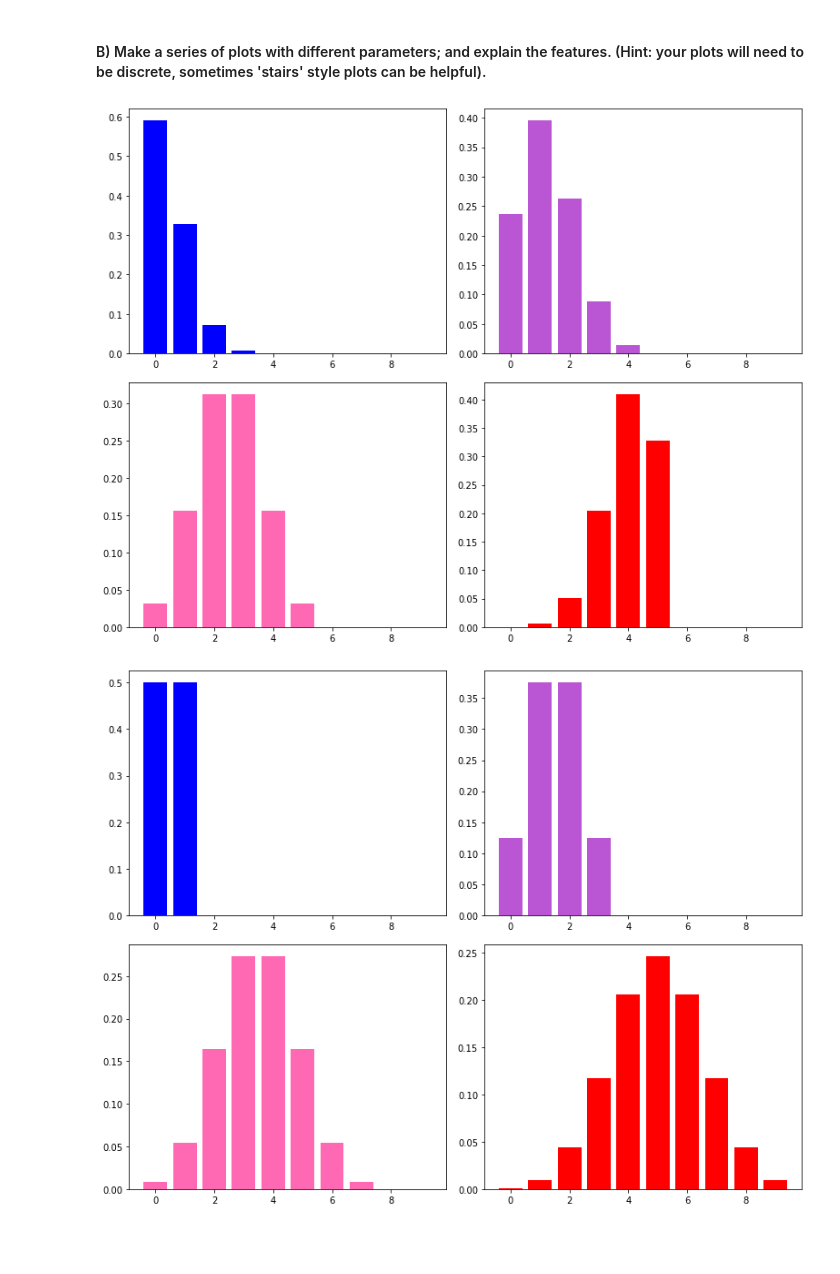
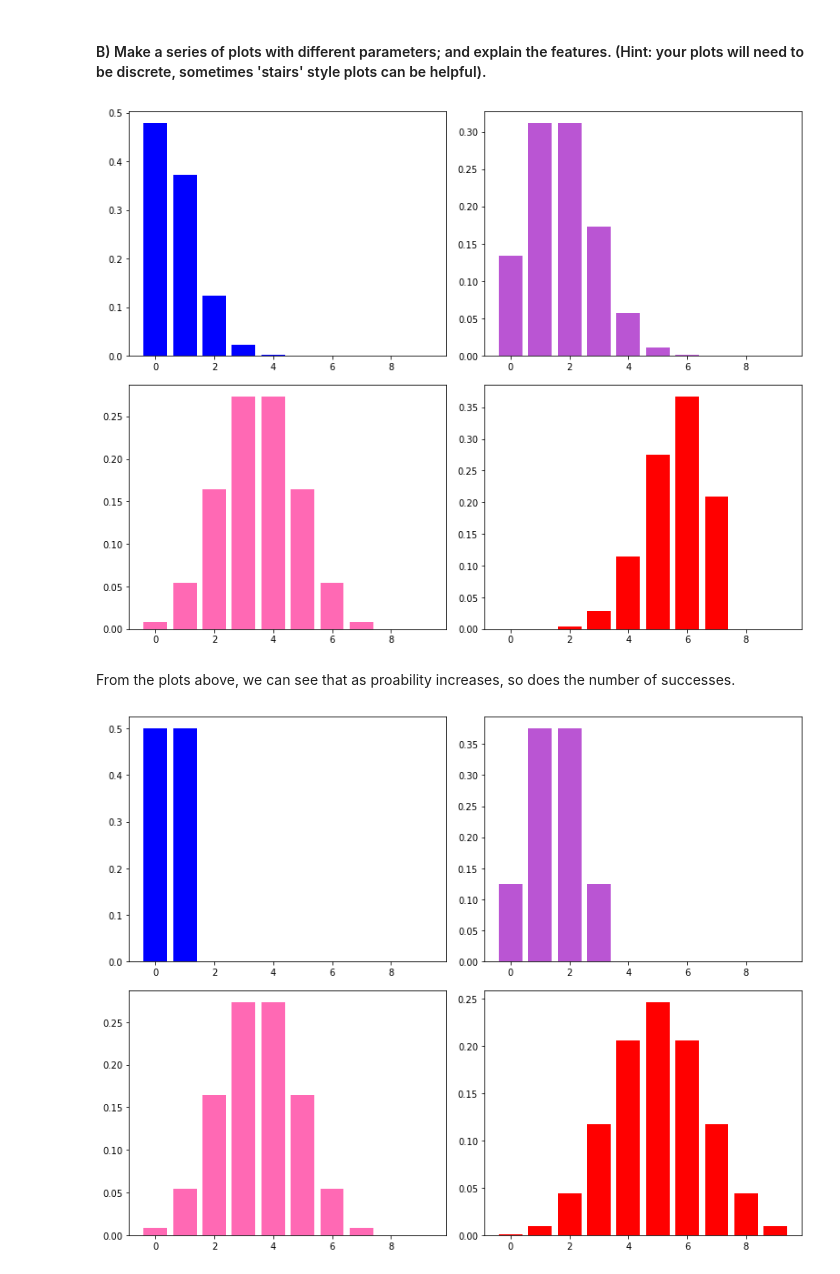
Before and after one commit to lexie98/Physics434, a Jupyter notebook: Lab1.ipynb, the cells around one changed output. Cells and saved outputs as stored; diff of their text form; code cells hidden in the pictures; blank space fills up the shorter version.

```diff
--- a/Lab1.ipynb
+++ b/Lab1.ipynb
@@ -166,23 +165,25 @@ The flip of a coin landed me with Binomial distributions. This is a discrete pro
 # %% [markdown]
 #### B) Make a series of plots with different parameters; and explain the features. (Hint: your plots will need to be discrete, sometimes 'stairs' style plots can be helpful).
 # %%
-# In this series of plots I am changing the probabilty of getting 5 successes.
+# In this series of plots I am changing the probabilty of getting x successes while maintaining the amount of trials.
 x = np.arange(0, 10,1)
 
 fig, ax = plt.subplots(2,2)
 fig.set_size_inches(11,8.5)
 
 fig.tight_layout()
 
-ax[0,0].bar(x, stats.binom.pmf(x,5, 0.1), color='b')
+ax[0,0].bar(x, stats.binom.pmf(x,7, 0.1), color='b')
 
-ax[0,1].bar(x, stats.binom.pmf(x,5, 0.25), facecolor='MediumOrchid')
+ax[0,1].bar(x, stats.binom.pmf(x,7, 0.25), facecolor='MediumOrchid')
 
-ax[1,0].bar(x,stats.binom.pmf(x,5, 0.5), facecolor='HotPink')
+ax[1,0].bar(x,stats.binom.pmf(x,7, 0.5), facecolor='HotPink')
 
-ax[1,1].bar(x, stats.binom.pmf(x,5, 0.8), color='r');
+ax[1,1].bar(x, stats.binom.pmf(x,7, 0.8), color='r');
 # %% [output]
-[figure, old version]
+[figure, new version]
+# %% [markdown]
+From the plots above, we can see that as proability increases, so does the number of successes.
 # %%
 #In this set of plots, I maintain the probability to be 50% while changing the number of experiments.
 fig, ax = plt.subplots(2,2)
```
Also changed, not shown: parts of 5 cells of this notebook.
